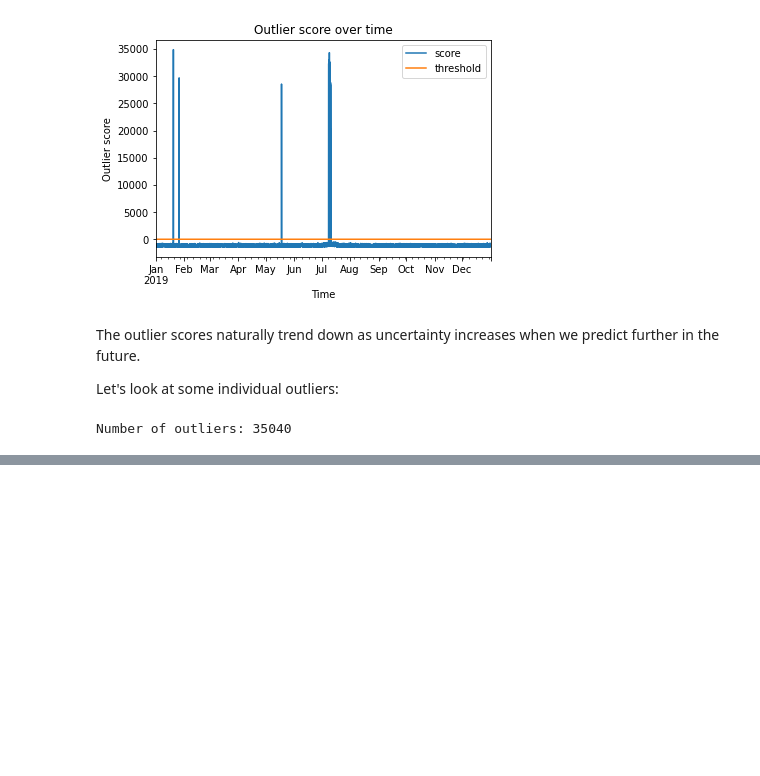
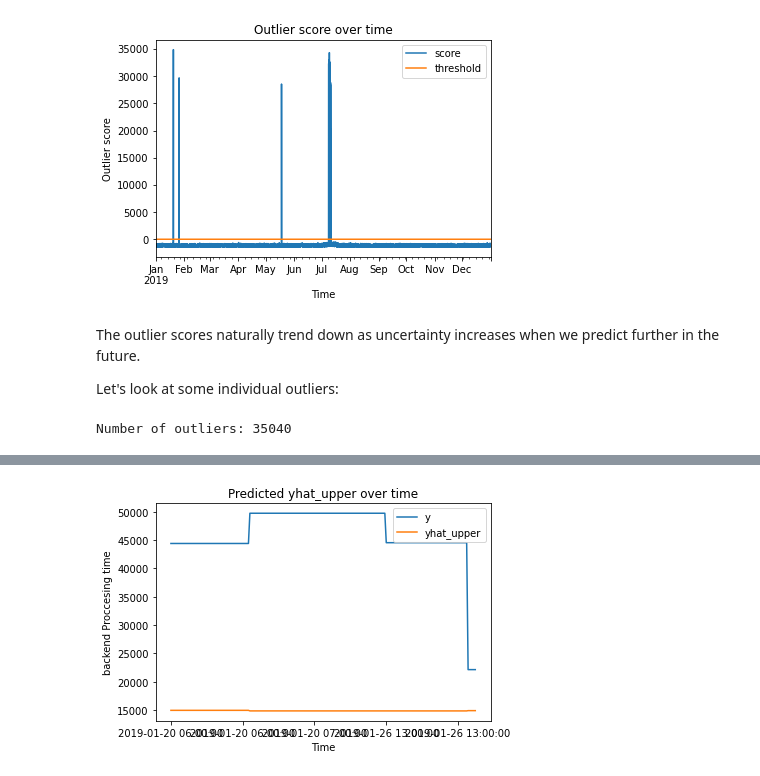
Before and after one commit to Salitha-Dilshan-Herath/Prophet, a Jupyter notebook: 2019_anomaly_0.3-3-large_anomaly.ipynb, the cells around one changed output, grey strips where cells are left out. Cells and saved outputs as stored; diff of their text form; code cells hidden in the pictures; blank space fills up the shorter version.

Commit message:
graphs for 12 months

```diff
--- a/2019_anomaly_0.3-3-large_anomaly.ipynb
+++ b/2019_anomaly_0.3-3-large_anomaly.ipynb
@@ -260,0 +283,2 @@ df_outlier.to_csv('Predict_2019_0.3_3', header=None)
+# %%
+results = pd.read_csv('results_2019.csv', sep=',', header=None, encoding='utf-8', index_col= None, names=['datetime', 'yhat', 'yhat_lower', 'yhat_upper', 'y'])
@@ -260,0 +301,10 @@ df_outlier.to_csv('Predict_2019_0.3_3', header=None)
+# %%
+rangeDate = (results['datetime'] > '2019-01-01 00:00:00') & (results['datetime'] <= '2019-01-31 00:00:00')
+jan_df = results.loc[rangeDate]
+jan_df.plot(x='datetime', y=['y','yhat_upper'])
+plt.title('Predicted yhat_upper over time')
+plt.xlabel('Time')
+plt.ylabel('backend Proccesing time')
+plt.show()
+# %% [output]
+[figure, added]
```
Also changed, not shown: parts of 20 cells of this notebook, 2 other files.
